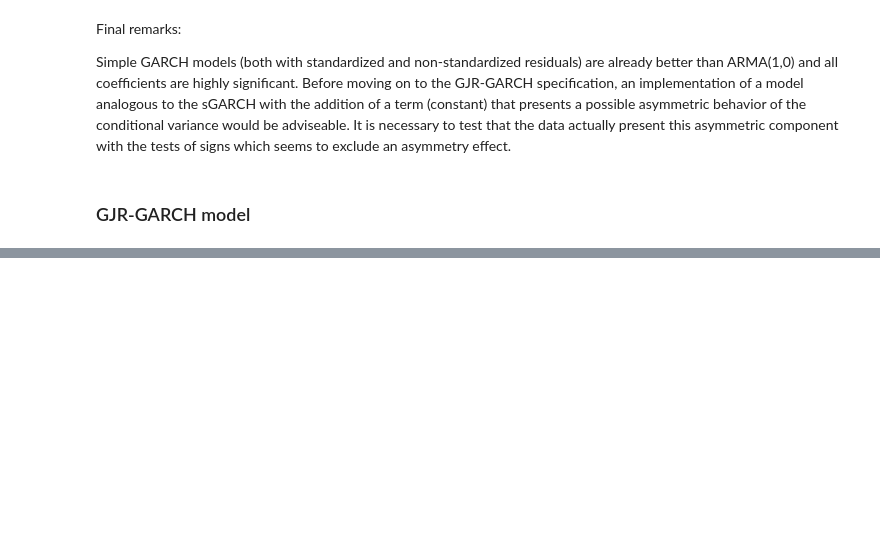
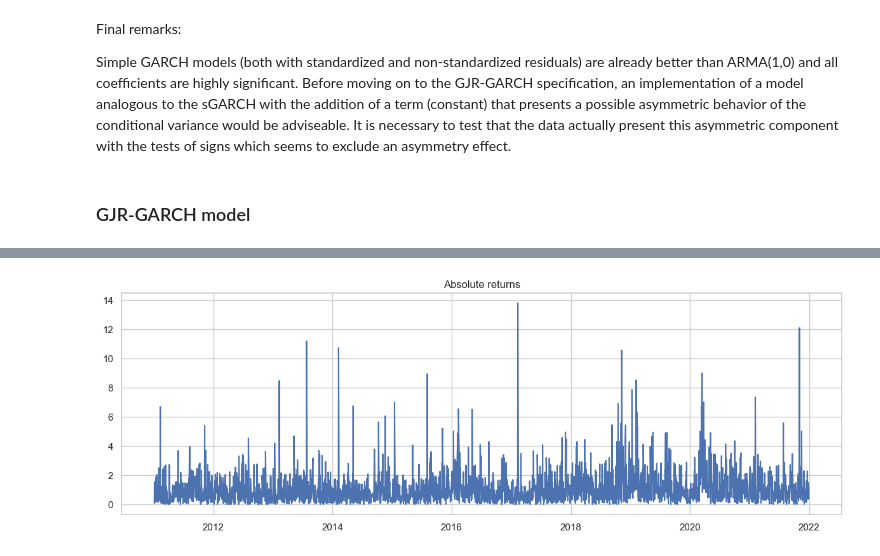
Before and after one commit to MrMajszi/RR_Project, a Jupyter notebook: Financial-TSA-GARCH-models_Python.ipynb, the cells around one changed output, grey strips where cells are left out. Saved outputs shown, nothing was run; the diff lists cells and outputs as text; code cells hidden in the pictures; blank space fills up the shorter version.

```diff
--- a/Financial-TSA-GARCH-models_Python.ipynb
+++ b/Financial-TSA-GARCH-models_Python.ipynb
@@ -1025,0 +1035,8 @@ Simple GARCH models (both with standardized and non-standardized residuals) are
+# %%
+plt.subplot(2, 1, 2)
+plt.plot(time, np.sqrt(2 / np.pi) * np.abs(yret))
+plt.title("Absolute returns")
+plt.tight_layout()
+plt.show()
+# %% [output]
+[figure, added]
```
Also changed, not shown: parts of 21 cells of this notebook, 1 other file.
